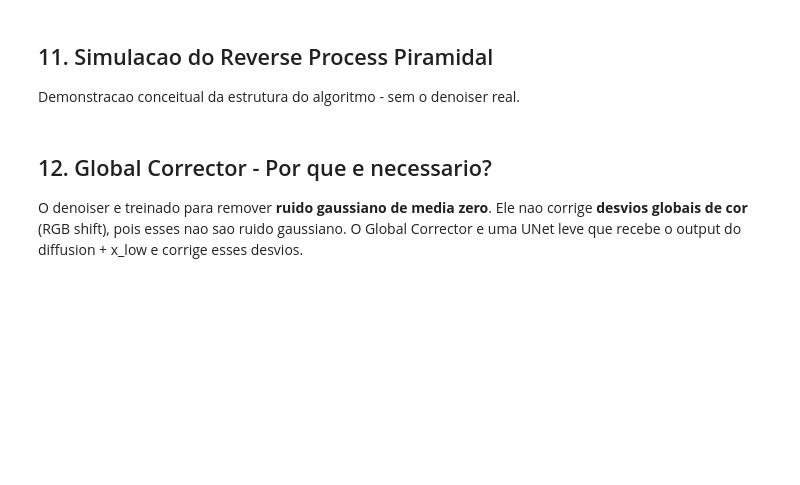
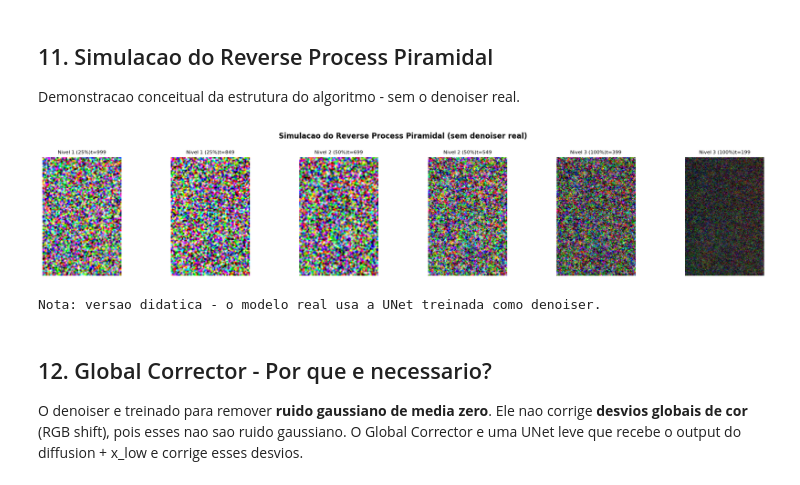
Before and after one commit to GabrielFerrante/ModernComputerVision, a Jupyter notebook: MelhoramentoDeLuminosidade/PyDiff_LowLight_Enhancement.ipynb, the cells around one changed output. Cells and saved outputs as stored; diff of their text form; code cells hidden in the pictures; blank space fills up the shorter version.

```diff
--- a/MelhoramentoDeLuminosidade/PyDiff_LowLight_Enhancement.ipynb
+++ b/MelhoramentoDeLuminosidade/PyDiff_LowLight_Enhancement.ipynb
@@ -282,8 +316,7 @@ if infer_yaml.exists():
     print("=" * 50)
     for k in ['name', 'scale', 'network_g', 'val']:
         if k in config:
-            print(f"
-[{k}]")
+            print(f"[{k}]")
             print(yaml.dump({k: config[k]}, default_flow_style=False, indent=2))
 
     # Personaliza caminhos para o Colab
@@ -298,7 +331,6 @@ if infer_yaml.exists():
     out = Path("PyDIff/PyDiff/options/infer_colab.yaml")
     with open(out, 'w') as f:
         yaml.dump(config_mod, f)
-    print(f"
-[OK] Config personalizada salva em: {out}")
+    print(f"[OK] Config personalizada salva em: {out}")
 else:
     print("[!]  infer.yaml nao encontrado - verifique se o repo foi clonado.")
@@ -472,35 +556,37 @@ class PyramidDiffSimulator:
             hl, wl = int(h*scale), int(w*scale)
             xl = torch.nn.functional.interpolate(x_low, (hl, wl), mode='bilinear', align_corners=False)
             if xt.shape[-2] != hl:
                 xt = torch.nn.functional.interpolate(xt, (hl, wl), mode='bilinear', align_corners=False)
 
             ts_level = list(range(t_cur, t_cur - n_steps, -1))
             snap_ts  = set(ts_level[::max(1, n_steps // max(1, n_snaps // len(self.levels)))])
 
             for t_val in ts_level:
                 idx     = min(t_val, len(self.betas)-1)
                 nl      = self.acp[idx].item()           # pseudo-predicao com x_low
                 x0_pred = nl * xl + (1-nl) * xt.clamp(-1,1)
                 xt      = self.ddpm_step(xt, x0_pred, idx)
 
                 if t_val in snap_ts:
                     xt_up = torch.nn.functional.interpolate(xt, (h, w), mode='bilinear', align_corners=False)
                     snaps.append(tensor_to_img(xt_up))
-                    labels.append(f"Nivel {lvl+1} ({int(scale*100)}%)
-t={t_val}")
+                    labels.append(f"Nivel {lvl+1} ({int(scale*100)}%)t={t_val}")
 
             t_cur -= n_steps
         return snaps, labels
 
 sim = PyramidDiffSimulator(betas)
 snaps, labels = sim.run(load_img(low_paths[0]), n_snaps=6)
 
 fig, axes = plt.subplots(1, len(snaps), figsize=(18, 3.5))
 fig.suptitle("Simulacao do Reverse Process Piramidal (sem denoiser real)", fontsize=12, weight='bold')
 for ax, s, l in zip(axes, snaps, labels):
     ax.imshow(s); ax.set_title(l, fontsize=8); ax.axis('off')
 plt.tight_layout(); plt.show()
 print("Nota: versao didatica - o modelo real usa a UNet treinada como denoiser.")
+# %% [output]
+[figure, added]
+Nota: versao didatica - o modelo real usa a UNet treinada como denoiser.
 # %% [markdown]
 ## 12. Global Corrector - Por que e necessario?
 
```
Also changed, not shown: parts of 17 cells of this notebook, 1 other file.
